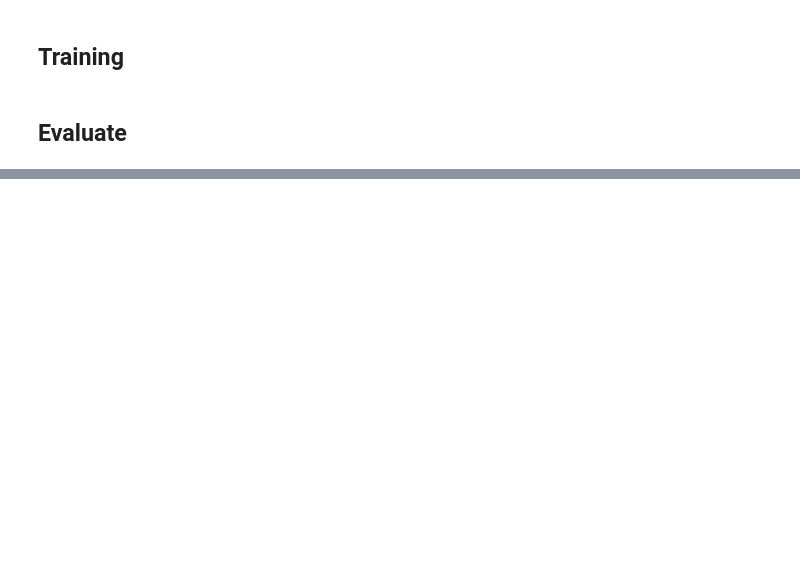
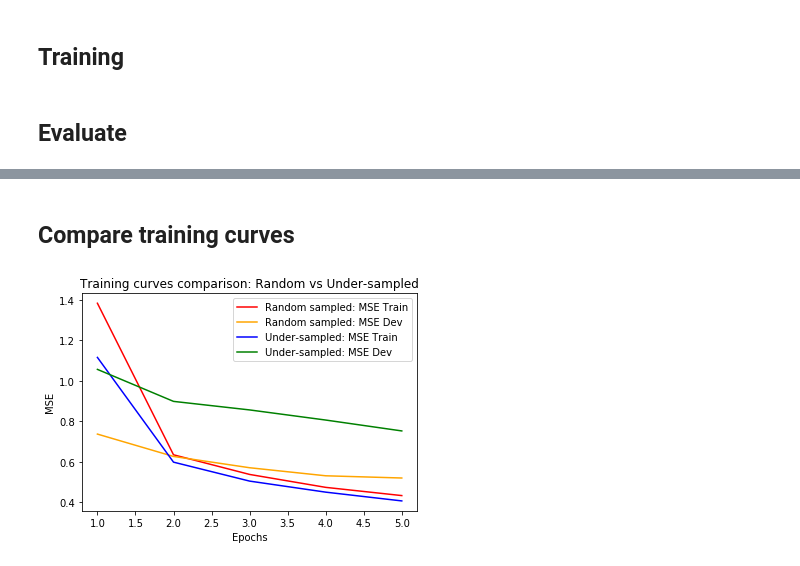
Before and after one commit to matejkvassay/test, a Jupyter notebook: nb/1_text_processing/E1_undersampling.ipynb, the cells around one changed output, grey strips where cells are left out. Saved outputs shown, nothing was run; the diff lists cells and outputs as text; code cells hidden in the pictures; blank space fills up the shorter version.

```diff
--- a/nb/1_text_processing/E1_undersampling.ipynb
+++ b/nb/1_text_processing/E1_undersampling.ipynb
@@ -310,0 +411,6 @@ experiment(sampling_cls=UnderSampler,epochs=5,batch_size=100,name='Under-samplin
+# %% [markdown]
+## Compare training curves
+# %%
+plot_history_double(history1, history2, 'Random sampled','Under-sampled', 'Training curves comparison: Random vs Under-sampled')
+# %% [output]
+[figure, added]
```
Also changed, not shown: parts of 11 cells of this notebook.
